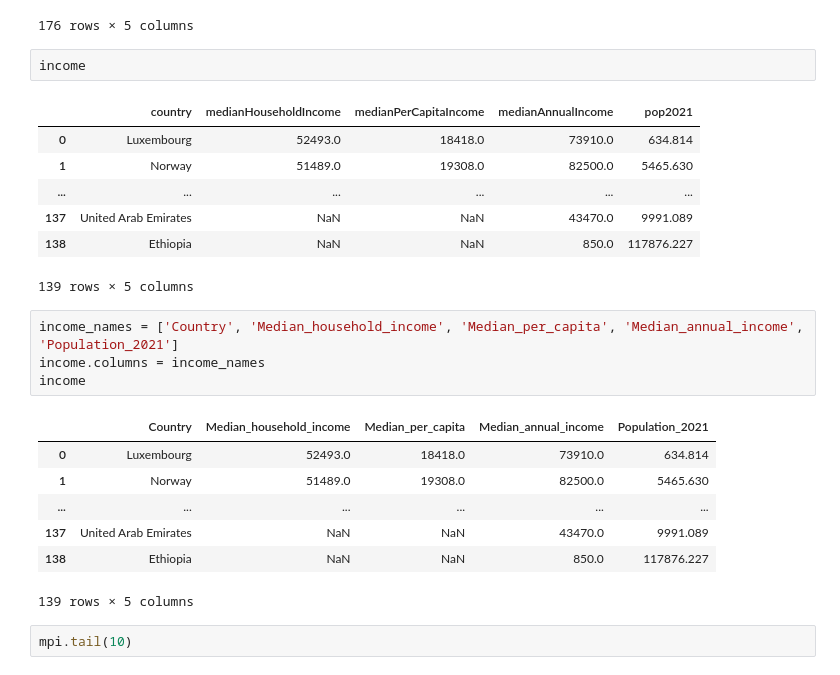
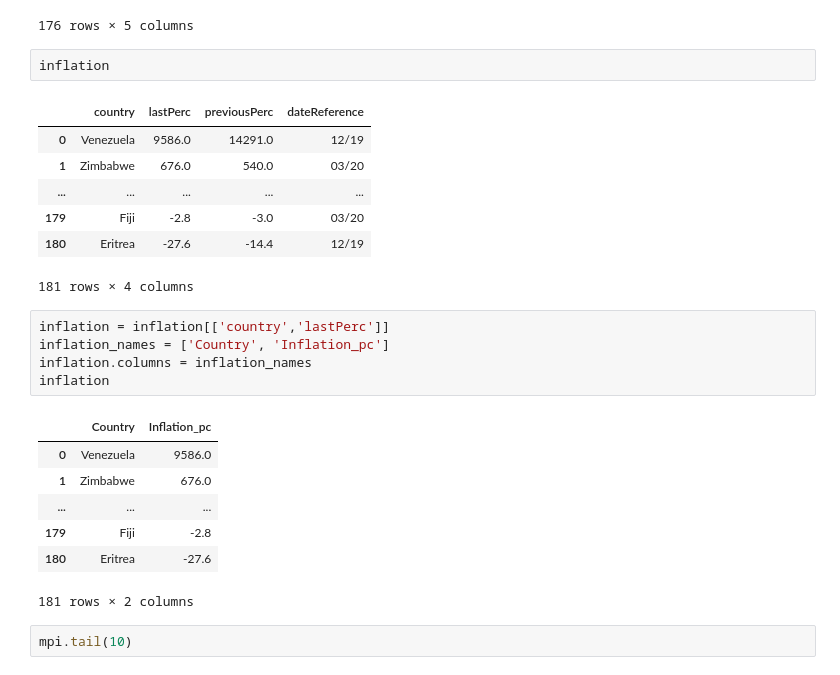
Before and after one commit to PhysTony/ICD_CIDE, a Jupyter notebook: Proyecto/Antonio_Huerta_Montellano_Proyecto.ipynb, the cells around one changed output. Drawn from its saved outputs; the diff is of its cells as text.

```diff
--- a/Proyecto/Antonio_Huerta_Montellano_Proyecto.ipynb
+++ b/Proyecto/Antonio_Huerta_Montellano_Proyecto.ipynb
@@ -267,27 +367,28 @@ gini
 | 175 | Afghanistan | NaN | NaN | 29.4 | 2008.0 |
 176 rows × 5 columns
 # %%
-income
+inflation
 # %% [output]
-|  | country | medianHouseholdIncome | medianPerCapitaIncome | medianAnnualIncome | pop2021 |
-| 0 | Luxembourg | 52493.0 | 18418.0 | 73910.0 | 634.814 |
-| 1 | Norway | 51489.0 | 19308.0 | 82500.0 | 5465.630 |
-| ... | ... | ... | ... | ... | ... |
-| 137 | United Arab Emirates | NaN | NaN | 43470.0 | 9991.089 |
-| 138 | Ethiopia | NaN | NaN | 850.0 | 117876.227 |
+|  | country | lastPerc | previousPerc | dateReference |
+| 0 | Venezuela | 9586.0 | 14291.0 | 12/19 |
+| 1 | Zimbabwe | 676.0 | 540.0 | 03/20 |
+| ... | ... | ... | ... | ... |
+| 179 | Fiji | -2.8 | -3.0 | 03/20 |
+| 180 | Eritrea | -27.6 | -14.4 | 12/19 |
-139 rows × 5 columns
+181 rows × 4 columns
 # %%
-income_names = ['Country', 'Median_household_income', 'Median_per_capita', 'Median_annual_income', 'Population_2021']
-income.columns = income_names
-income
+inflation = inflation[['country','lastPerc']]
+inflation_names = ['Country', 'Inflation_pc']
+inflation.columns = inflation_names
+inflation
 # %% [output]
-|  | Country | Median_household_income | Median_per_capita | Median_annual_income | Population_2021 |
-| 0 | Luxembourg | 52493.0 | 18418.0 | 73910.0 | 634.814 |
-| 1 | Norway | 51489.0 | 19308.0 | 82500.0 | 5465.630 |
-| ... | ... | ... | ... | ... | ... |
-| 137 | United Arab Emirates | NaN | NaN | 43470.0 | 9991.089 |
-| 138 | Ethiopia | NaN | NaN | 850.0 | 117876.227 |
+|  | Country | Inflation_pc |
+| 0 | Venezuela | 9586.0 |
+| 1 | Zimbabwe | 676.0 |
+| ... | ... | ... |
+| 179 | Fiji | -2.8 |
+| 180 | Eritrea | -27.6 |
-139 rows × 5 columns
+181 rows × 2 columns
 # %%
 mpi.tail(10)
 # %% [output]
```
Also changed, not shown: parts of 30 cells of this notebook, 2 other files.
